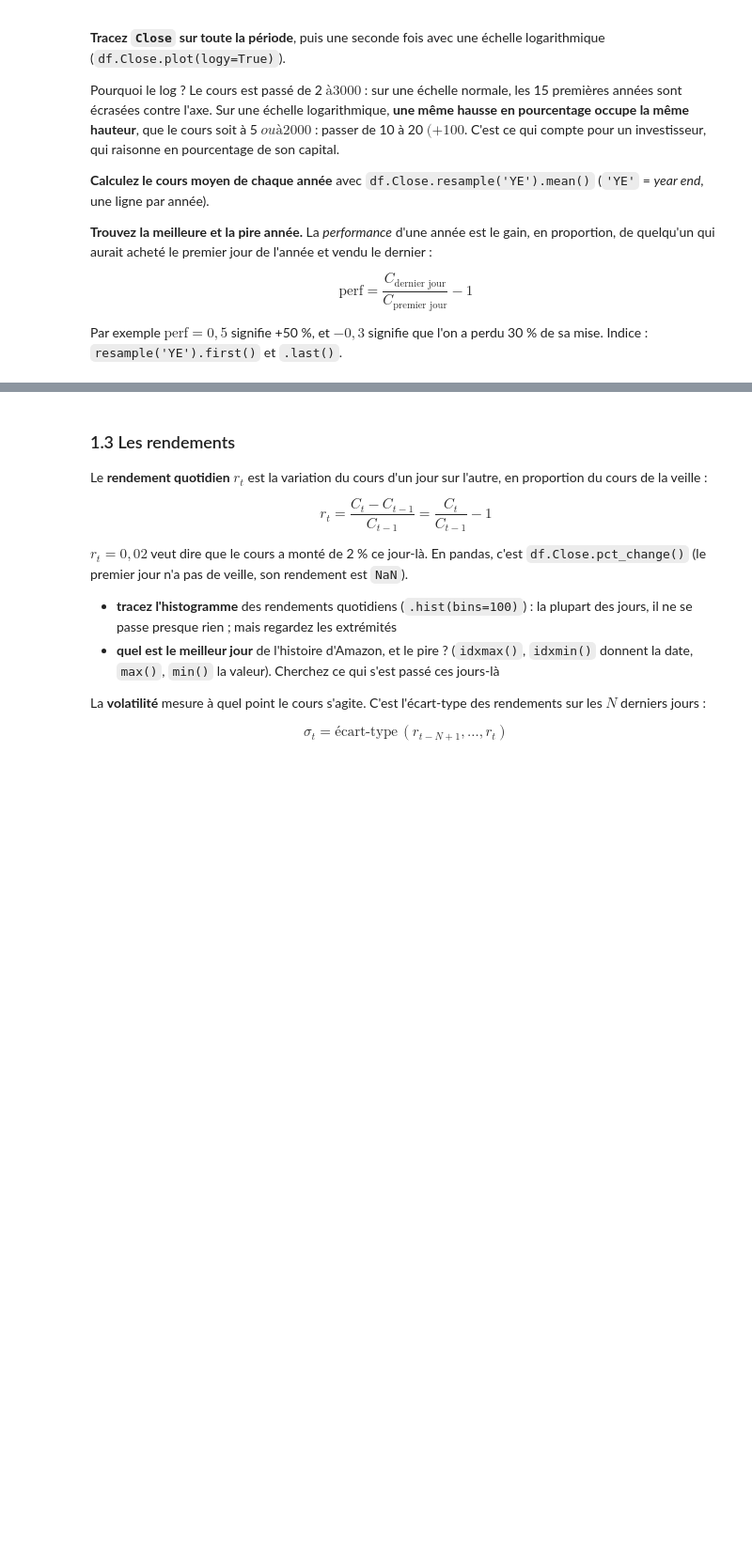
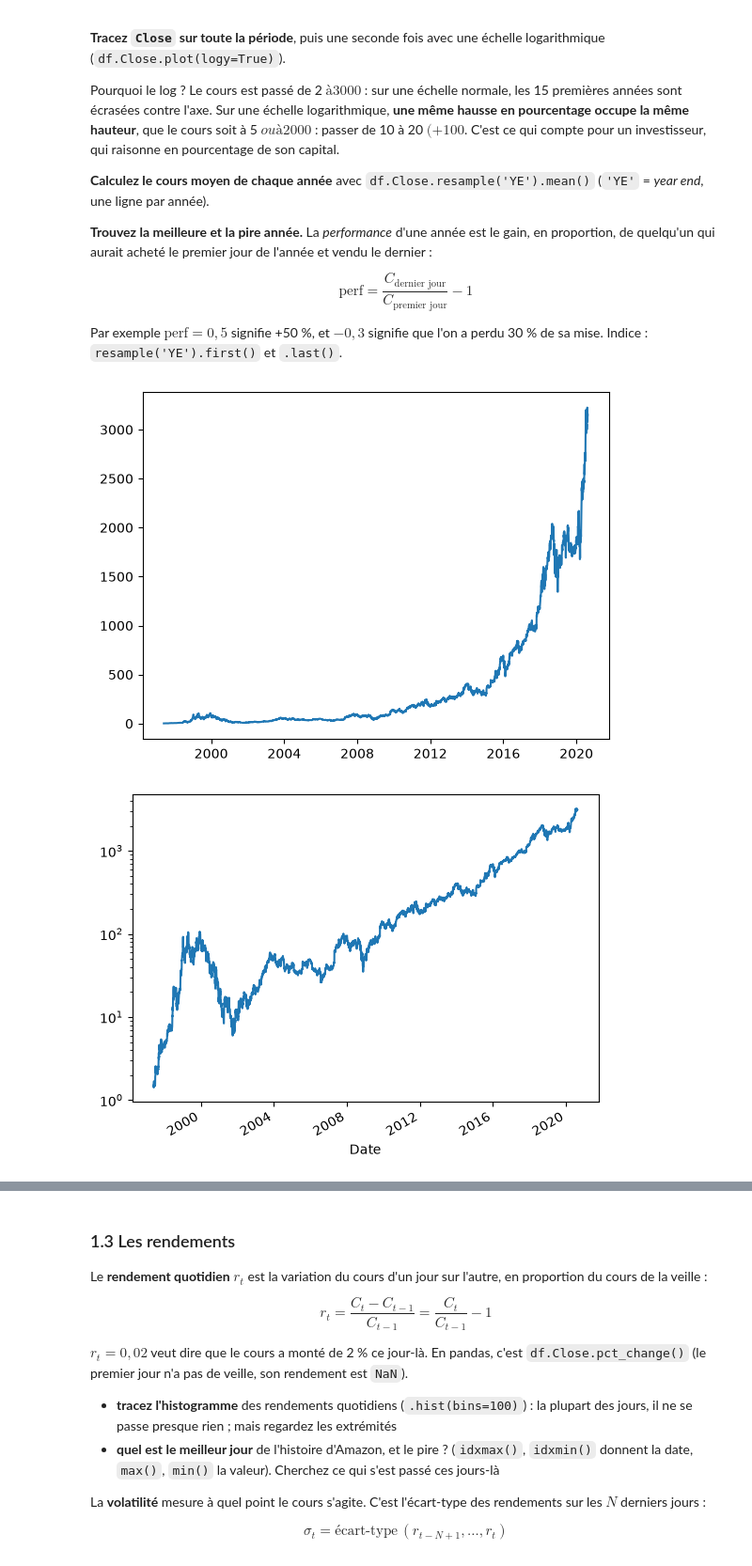
Before and after one commit to SIMVIA-lucas-sovre/projet-trading-pandas, a Jupyter notebook: groupe-7.ipynb, the cells around one changed output, grey strips where cells are left out. Shown at 94% size. Cells and saved outputs as stored; diff of their text form; code cells hidden in the pictures; blank space fills up the shorter version.

```diff
--- a/groupe-7.ipynb
+++ b/groupe-7.ipynb
@@ -126,3 +126,16 @@ $$\text{perf} = \frac{C_{\text{dernier jour}}}{C_{\text{premier jour}}} - 1$$
 
 Par exemple $\text{perf} = 0{,}5$ signifie +50 %, et $-0{,}3$ signifie que l'on a perdu 30 % de sa mise.
 Indice : `resample('YE').first()` et `.last()`.
+# %%
+plt.plot(df['Close'])
+plt.show()
+df.Close.plot(logy=True)
+plt.show()
+CM = df.Close.resample('YE').mean()
+Cp = df.Close.resample('YE').first()
+Cd = df.Close.resample('YE').last()
+perf = Cd/Cp -1
+print('année du max :', perf.idxmax(),'; année du min :', perf.idxmin())
+# %% [output]
+[figure, added]
+[figure, added]
```
Also changed, not shown: parts of 4 cells of this notebook.
